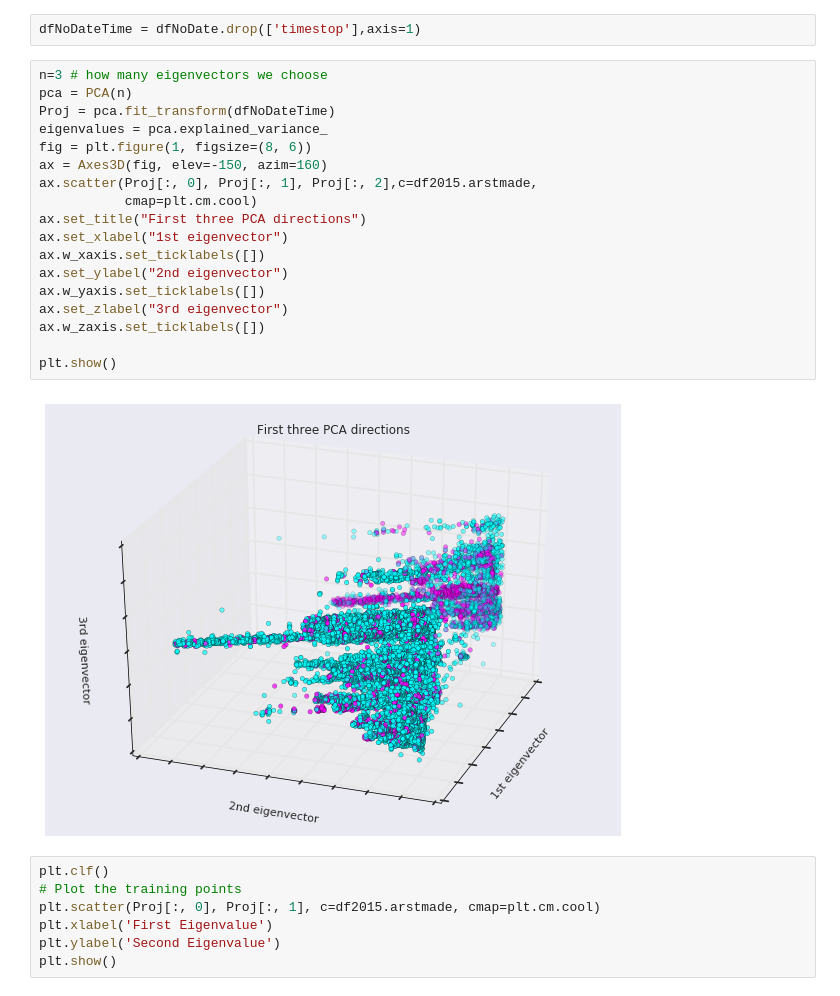
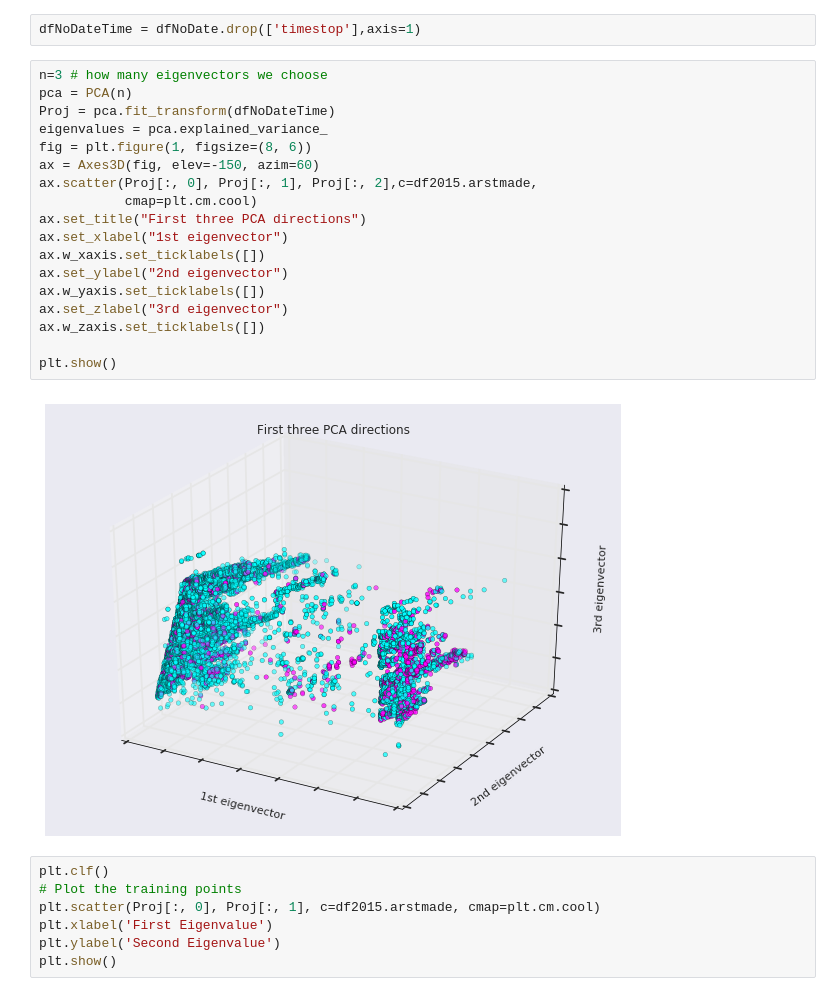
Before and after one commit to michellemho/ads_proj, a Jupyter notebook: fun_with_PCA.ipynb, the cells around one changed output. Saved outputs shown, nothing was run; the diff lists cells and outputs as text.

```diff
--- a/fun_with_PCA.ipynb
+++ b/fun_with_PCA.ipynb
@@ -125,23 +127,23 @@ dfNoDateTime = dfNoDate.drop(['timestop'],axis=1)
 # %%
 n=3 # how many eigenvectors we choose
 pca = PCA(n)
 Proj = pca.fit_transform(dfNoDateTime)
 eigenvalues = pca.explained_variance_
 fig = plt.figure(1, figsize=(8, 6))
-ax = Axes3D(fig, elev=-150, azim=160)
+ax = Axes3D(fig, elev=-150, azim=60)
 ax.scatter(Proj[:, 0], Proj[:, 1], Proj[:, 2],c=df2015.arstmade,
            cmap=plt.cm.cool)
 ax.set_title("First three PCA directions")
 ax.set_xlabel("1st eigenvector")
 ax.w_xaxis.set_ticklabels([])
 ax.set_ylabel("2nd eigenvector")
 ax.w_yaxis.set_ticklabels([])
 ax.set_zlabel("3rd eigenvector")
 ax.w_zaxis.set_ticklabels([])
 
 plt.show()
 # %% [output]
-[figure, old version]
+[figure, new version]
 # %%
 plt.clf()
 # Plot the training points
```
Also changed, not shown: parts of 24 cells of this notebook.
